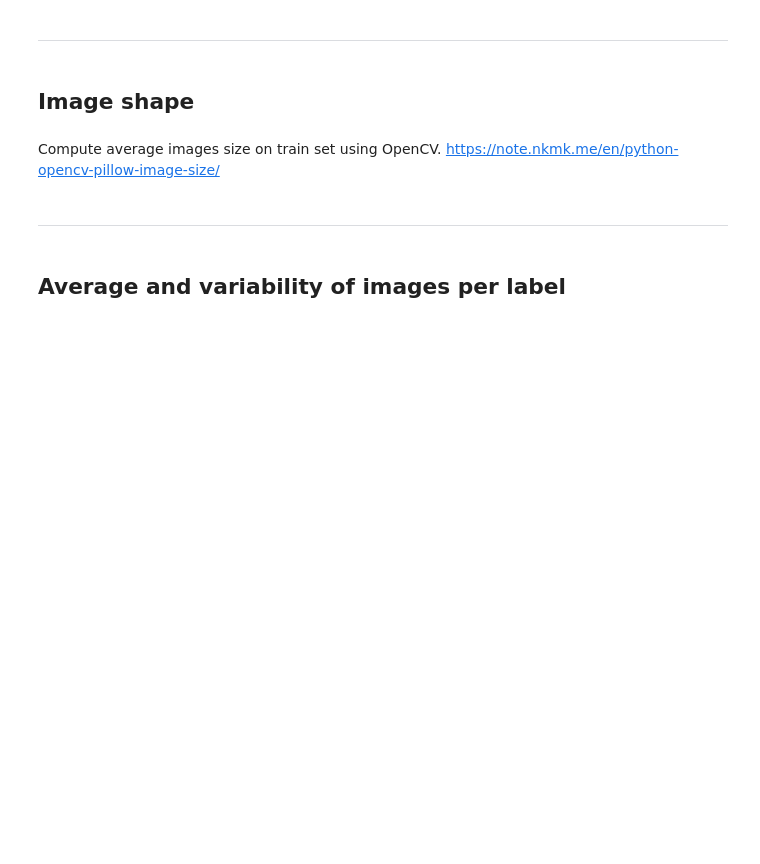
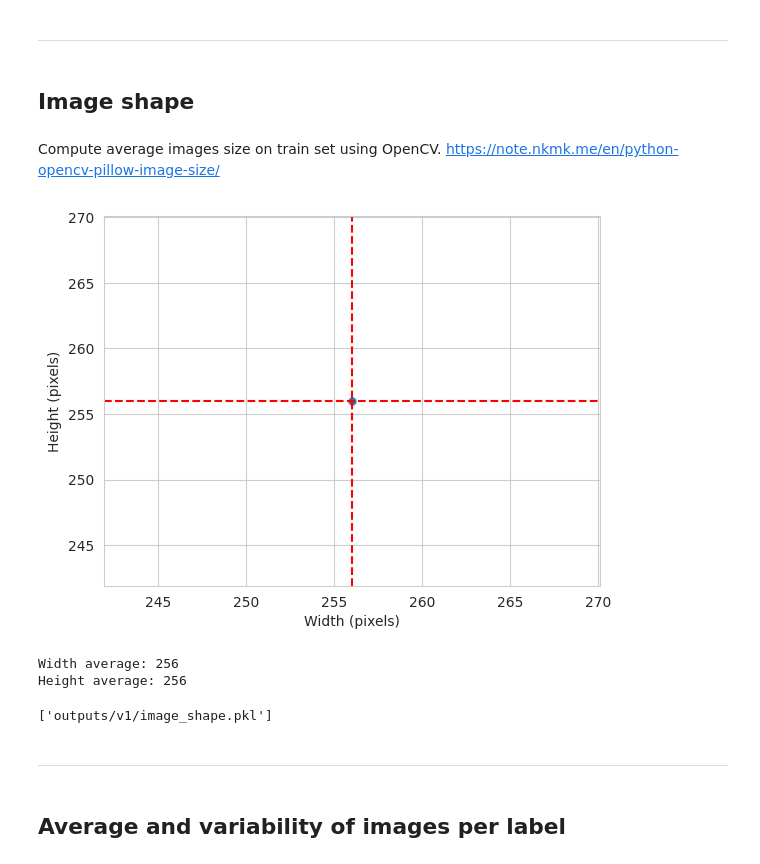
Before and after one commit to idamariasofie/mildew-detection, a Jupyter notebook: jupyter_notebooks/DataVisualization.ipynb, the cells around one changed output. Saved outputs shown, nothing was run; the diff lists cells and outputs as text; code cells hidden in the pictures; blank space fills up the shorter version.

Commit message:
compute average image size

```diff
--- a/jupyter_notebooks/DataVisualization.ipynb
+++ b/jupyter_notebooks/DataVisualization.ipynb
@@ -62,2 +65,14 @@ ModuleNotFoundError: No module named 'DataPreparation'
+# %%
+import pandas as pd
+
+# Paths to the CSV files previously created
+train_csv_path = 'train_dataframe.csv'
+validation_csv_path = 'validation_dataframe.csv'
+test_csv_path = 'test_dataframe.csv'
+
+# Read the CSV files into dataframes
+train_df = pd.read_csv(train_csv_path)
+validation_df = pd.read_csv(validation_csv_path)
+test_df = pd.read_csv(test_csv_path)
 # %% [markdown]
 ---
@@ -104,33 +122,37 @@ Compute average images size on train set using OpenCV. https://note.nkmk.me/en/p
 # %%
 # Initialize lists to store dimensions
 dim1, dim2 = [], []
 
-# Iterate through images in the train directory
-for label in os.listdir(train_path):
-    for image_filename in os.listdir(os.path.join(train_path, label)):
-        img = cv2.imread(os.path.join(train_path, label, image_filename))
-        if img is not None:
-            h, w, _ = img.shape
-            dim1.append(h)  # image height
-            dim2.append(w)  # image width
+# Iterate through images in the train dataframe
+for index, row in train_df.iterrows():
+    img = cv2.imread(row['file'])
+    if img is not None:
+        h, w, _ = img.shape
+        dim1.append(h)  # image height
+        dim2.append(w)  # image width
 
 # Visualize the distribution of image sizes
 sns.set_style("whitegrid")
 fig, axes = plt.subplots()
 sns.scatterplot(x=dim2, y=dim1, alpha=0.2)
 axes.set_xlabel("Width (pixels)")
 axes.set_ylabel("Height (pixels)")
 dim1_mean = int(np.array(dim1).mean())
 dim2_mean = int(np.array(dim2).mean())
 axes.axvline(x=dim1_mean, color='r', linestyle='--')
 axes.axhline(y=dim2_mean, color='r', linestyle='--')
 plt.show()
 
 # Print and save the average image shape
 print(f"Width average: {dim2_mean} \nHeight average: {dim1_mean}")
 image_shape = (dim1_mean, dim2_mean, 3)
 # Save the image shape embeddings
 joblib.dump(value=image_shape, filename=f"{file_path}/image_shape.pkl")
+# %% [output]
+[figure, added]
+Width average: 256
+Height average: 256
+['outputs/v1/image_shape.pkl']
 # %% [markdown]
 ---
 # %% [markdown]
```
Also changed, not shown: parts of 9 cells of this notebook, 1 other file.
